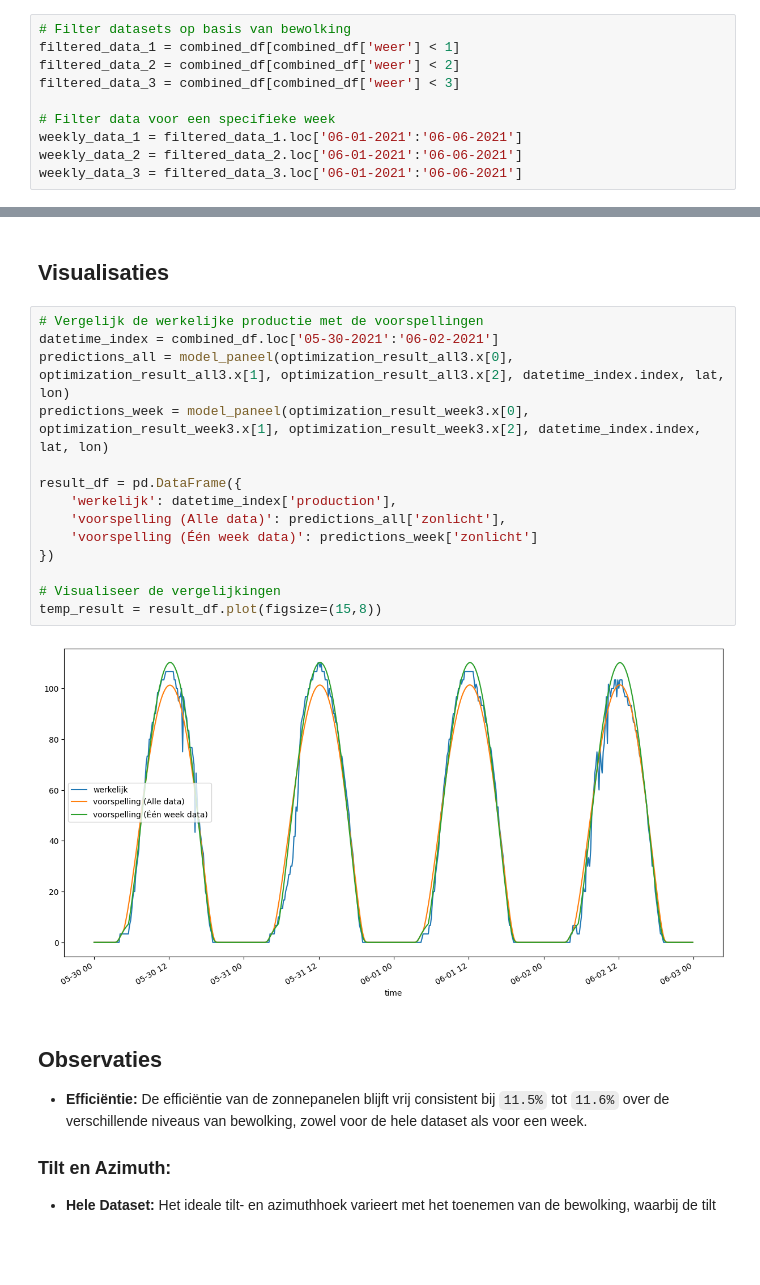
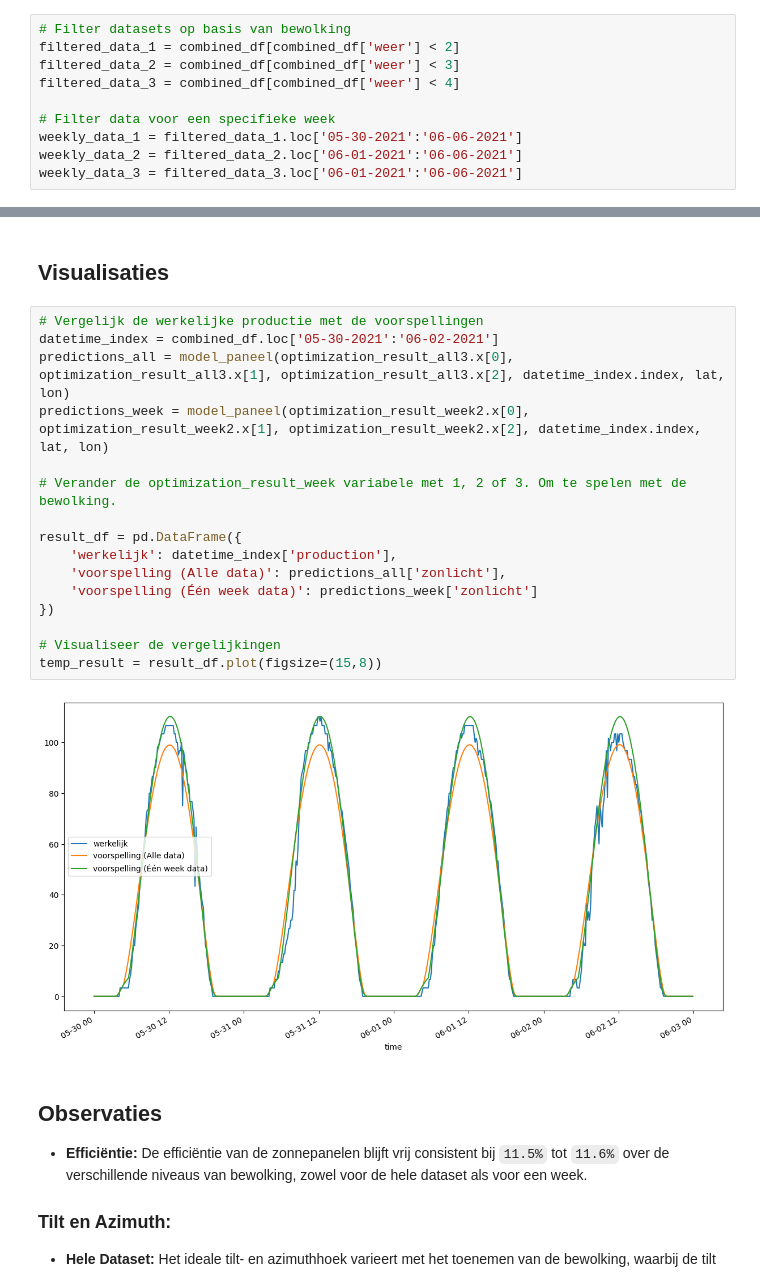
Before and after one commit to EsmeeK1/MachineLearning, a Jupyter notebook: thema's/optimalisatie/Zonnenpanelen_Esmee_Kraan.ipynb, the cells around one changed output, grey strips where cells are left out. Cells and saved outputs as stored; diff of their text form; blank space fills up the shorter version.

```diff
--- a/thema's/optimalisatie/Zonnenpanelen_Esmee_Kraan.ipynb
+++ b/thema's/optimalisatie/Zonnenpanelen_Esmee_Kraan.ipynb
@@ -162,12 +160,12 @@ azimuth = 180
 efficientie = 0.2
 # %%
 # Filter datasets op basis van bewolking
-filtered_data_1 = combined_df[combined_df['weer'] < 1]
-filtered_data_2 = combined_df[combined_df['weer'] < 2]
-filtered_data_3 = combined_df[combined_df['weer'] < 3]
+filtered_data_1 = combined_df[combined_df['weer'] < 2]
+filtered_data_2 = combined_df[combined_df['weer'] < 3]
+filtered_data_3 = combined_df[combined_df['weer'] < 4]
 
 # Filter data voor een specifieke week
-weekly_data_1 = filtered_data_1.loc['06-01-2021':'06-06-2021']
+weekly_data_1 = filtered_data_1.loc['05-30-2021':'06-06-2021']
 weekly_data_2 = filtered_data_2.loc['06-01-2021':'06-06-2021']
 weekly_data_3 = filtered_data_3.loc['06-01-2021':'06-06-2021']
 # %%
@@ -244,19 +242,21 @@ Efficiëntie: 11.5%
 # %%
 # Vergelijk de werkelijke productie met de voorspellingen
 datetime_index = combined_df.loc['05-30-2021':'06-02-2021']
 predictions_all = model_paneel(optimization_result_all3.x[0], optimization_result_all3.x[1], optimization_result_all3.x[2], datetime_index.index, lat, lon)
-predictions_week = model_paneel(optimization_result_week3.x[0], optimization_result_week3.x[1], optimization_result_week3.x[2], datetime_index.index, lat, lon)
+predictions_week = model_paneel(optimization_result_week2.x[0], optimization_result_week2.x[1], optimization_result_week2.x[2], datetime_index.index, lat, lon)
+
+# Verander de optimization_result_week variabele met 1, 2 of 3. Om te spelen met de bewolking.
 
 result_df = pd.DataFrame({
     'werkelijk': datetime_index['production'],
     'voorspelling (Alle data)': predictions_all['zonlicht'],
     'voorspelling (Één week data)': predictions_week['zonlicht']
 })
 
 # Visualiseer de vergelijkingen
 temp_result = result_df.plot(figsize=(15,8))
 # %% [output]
-[figure, old version]
+[figure, new version]
 # %% [markdown]
 ## Observaties
 - **Efficiëntie:** De efficiëntie van de zonnepanelen blijft vrij consistent bij `11.5%` tot `11.6%` over de verschillende niveaus van bewolking, zowel voor de hele dataset als voor een week.
```
Also changed, not shown: parts of 11 cells of this notebook.
